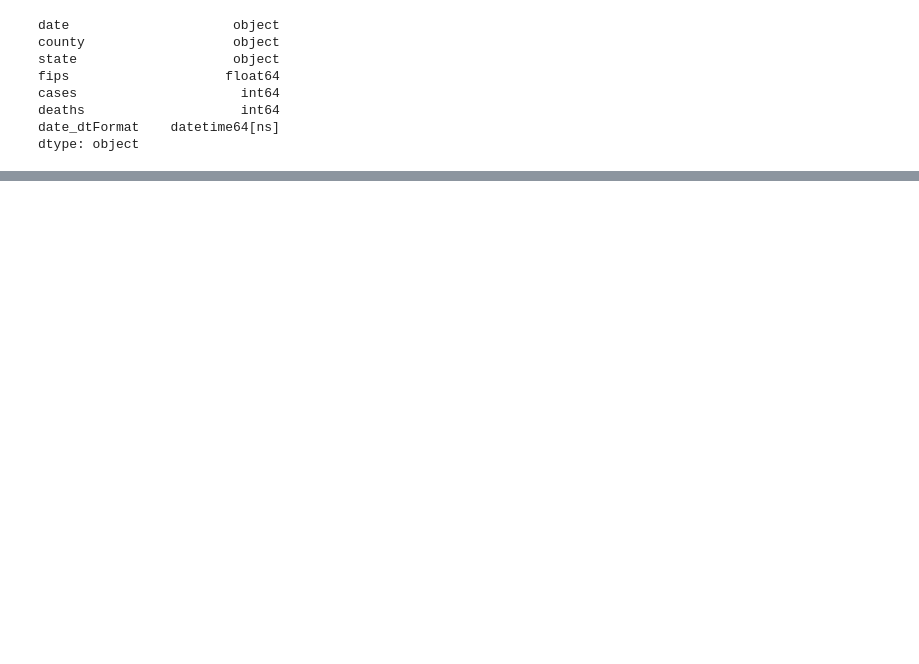
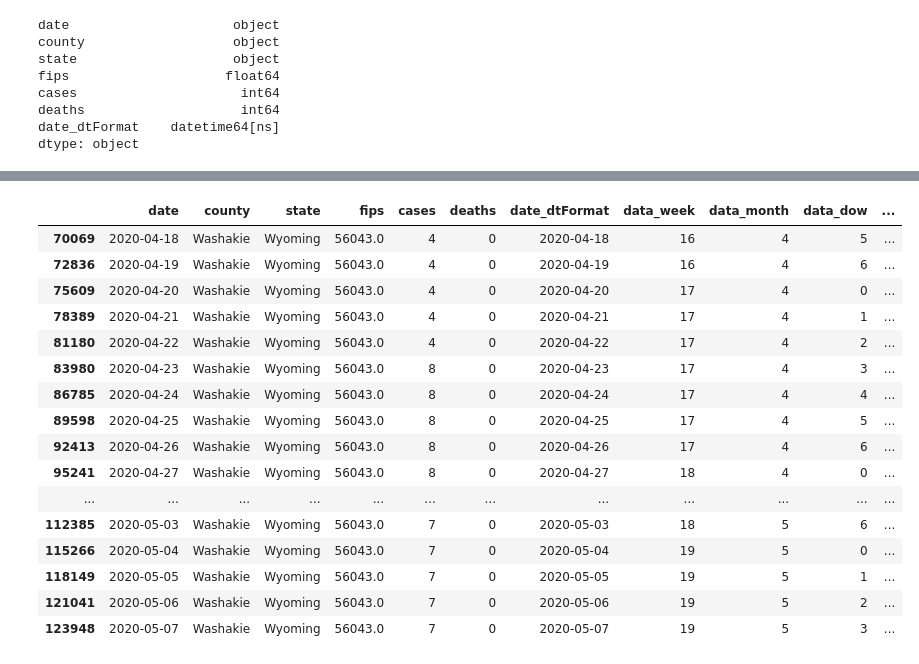
Before and after one commit to dcovarru/Python, a Jupyter notebook: Covid.ipynb, the cells around one changed output, grey strips where cells are left out. Drawn from its saved outputs; the diff is of its cells as text; code cells hidden in the pictures; blank space fills up the shorter version.

```diff
--- a/Covid.ipynb
+++ b/Covid.ipynb
@@ -95,3 +123,27 @@ covidData[(covidData.state == 'Texas') & (covidData.county=='Bexar')]
+# %%
+################################
+# Verify data
+################################
+
+covidData[(covidData.state == 'Wyoming') & (covidData.county=='Washakie')].tail(20)
+# %% [output]
+|  | date | county | state | fips | cases | deaths | date_dtFormat | data_week | data_month | data_dow | ... |
+| 70069 | 2020-04-18 | Washakie | Wyoming | 56043.0 | 4 | 0 | 2020-04-18 | 16 | 4 | 5 | ... |
+| 72836 | 2020-04-19 | Washakie | Wyoming | 56043.0 | 4 | 0 | 2020-04-19 | 16 | 4 | 6 | ... |
+| 75609 | 2020-04-20 | Washakie | Wyoming | 56043.0 | 4 | 0 | 2020-04-20 | 17 | 4 | 0 | ... |
+| 78389 | 2020-04-21 | Washakie | Wyoming | 56043.0 | 4 | 0 | 2020-04-21 | 17 | 4 | 1 | ... |
+| 81180 | 2020-04-22 | Washakie | Wyoming | 56043.0 | 4 | 0 | 2020-04-22 | 17 | 4 | 2 | ... |
+| 83980 | 2020-04-23 | Washakie | Wyoming | 56043.0 | 8 | 0 | 2020-04-23 | 17 | 4 | 3 | ... |
+| 86785 | 2020-04-24 | Washakie | Wyoming | 56043.0 | 8 | 0 | 2020-04-24 | 17 | 4 | 4 | ... |
+| 89598 | 2020-04-25 | Washakie | Wyoming | 56043.0 | 8 | 0 | 2020-04-25 | 17 | 4 | 5 | ... |
+| 92413 | 2020-04-26 | Washakie | Wyoming | 56043.0 | 8 | 0 | 2020-04-26 | 17 | 4 | 6 | ... |
+| 95241 | 2020-04-27 | Washakie | Wyoming | 56043.0 | 8 | 0 | 2020-04-27 | 18 | 4 | 0 | ... |
+| ... | ... | ... | ... | ... | ... | ... | ... | ... | ... | ... | ... |
+| 112385 | 2020-05-03 | Washakie | Wyoming | 56043.0 | 7 | 0 | 2020-05-03 | 18 | 5 | 6 | ... |
+| 115266 | 2020-05-04 | Washakie | Wyoming | 56043.0 | 7 | 0 | 2020-05-04 | 19 | 5 | 0 | ... |
+| 118149 | 2020-05-05 | Washakie | Wyoming | 56043.0 | 7 | 0 | 2020-05-05 | 19 | 5 | 1 | ... |
+| 121041 | 2020-05-06 | Washakie | Wyoming | 56043.0 | 7 | 0 | 2020-05-06 | 19 | 5 | 2 | ... |
+| 123948 | 2020-05-07 | Washakie | Wyoming | 56043.0 | 7 | 0 | 2020-05-07 | 19 | 5 | 3 | ... |
 # %%
 ####################
 # Create aggreate Week Month Counts (yay...)
```
Also changed, not shown: parts of 14 cells of this notebook.
